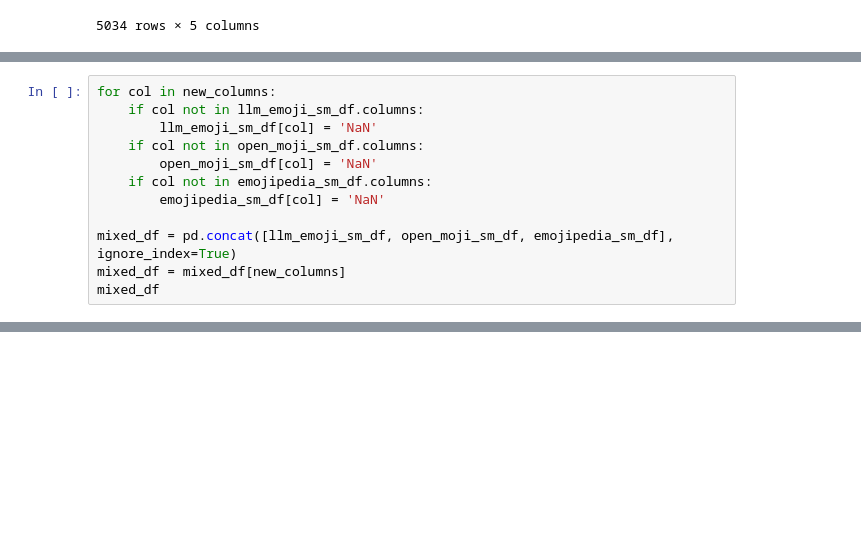
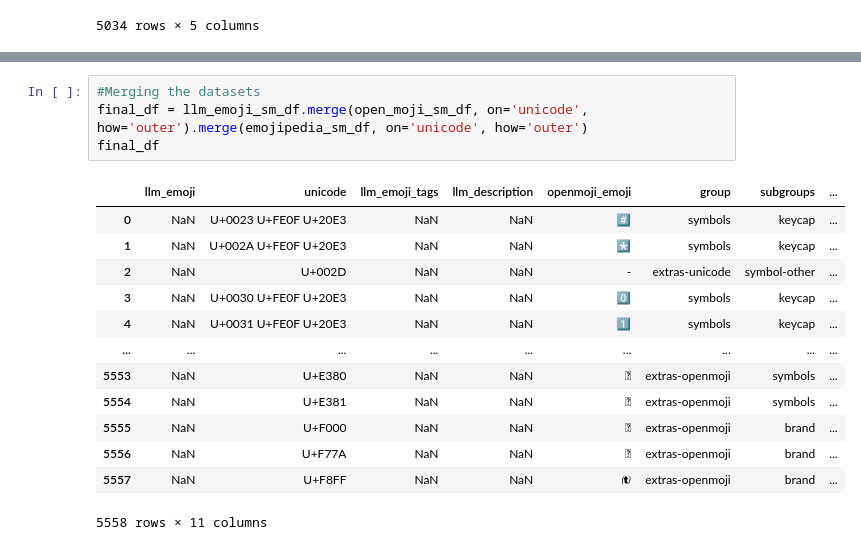
Before and after one commit to LCM-W25-3035/EmojiGen, a Jupyter notebook: Notebooks/EmojiGen.ipynb, the cells around one changed output, grey strips where cells are left out. Drawn from its saved outputs; the diff is of its cells as text; blank space fills up the shorter version.

```diff
--- a/Notebooks/EmojiGen.ipynb
+++ b/Notebooks/EmojiGen.ipynb
@@ -187,12 +365,0 @@ memory usage: 118.4+ KB
-# %%
-for col in new_columns:
-    if col not in llm_emoji_sm_df.columns:
-        llm_emoji_sm_df[col] = 'NaN'
-    if col not in open_moji_sm_df.columns:
-        open_moji_sm_df[col] = 'NaN'
-    if col not in emojipedia_sm_df.columns:
-        emojipedia_sm_df[col] = 'NaN'
-
-mixed_df = pd.concat([llm_emoji_sm_df, open_moji_sm_df, emojipedia_sm_df], ignore_index=True)
-mixed_df = mixed_df[new_columns]
-mixed_df
@@ -212,0 +366,18 @@ mixed_df
+# %%
+#Merging the datasets
+final_df = llm_emoji_sm_df.merge(open_moji_sm_df, on='unicode', how='outer').merge(emojipedia_sm_df, on='unicode', how='outer')
+final_df
+# %% [output]
+|  | llm_emoji | unicode | llm_emoji_tags | llm_description | openmoji_emoji | group | subgroups | ... |
+| 0 | NaN | U+0023 U+FE0F U+20E3 | NaN | NaN | #️⃣ | symbols | keycap | ... |
+| 1 | NaN | U+002A U+FE0F U+20E3 | NaN | NaN | *️⃣ | symbols | keycap | ... |
+| 2 | NaN | U+002D | NaN | NaN | - | extras-unicode | symbol-other | ... |
+| 3 | NaN | U+0030 U+FE0F U+20E3 | NaN | NaN | 0️⃣ | symbols | keycap | ... |
+| 4 | NaN | U+0031 U+FE0F U+20E3 | NaN | NaN | 1️⃣ | symbols | keycap | ... |
+| ... | ... | ... | ... | ... | ... | ... | ... | ... |
+| 5553 | NaN | U+E380 | NaN | NaN |  | extras-openmoji | symbols | ... |
+| 5554 | NaN | U+E381 | NaN | NaN |  | extras-openmoji | symbols | ... |
+| 5555 | NaN | U+F000 | NaN | NaN |  | extras-openmoji | brand | ... |
+| 5556 | NaN | U+F77A | NaN | NaN |  | extras-openmoji | brand | ... |
+| 5557 | NaN | U+F8FF | NaN | NaN |  | extras-openmoji | brand | ... |
+5558 rows × 11 columns
```
Also changed, not shown: parts of 21 cells of this notebook.
